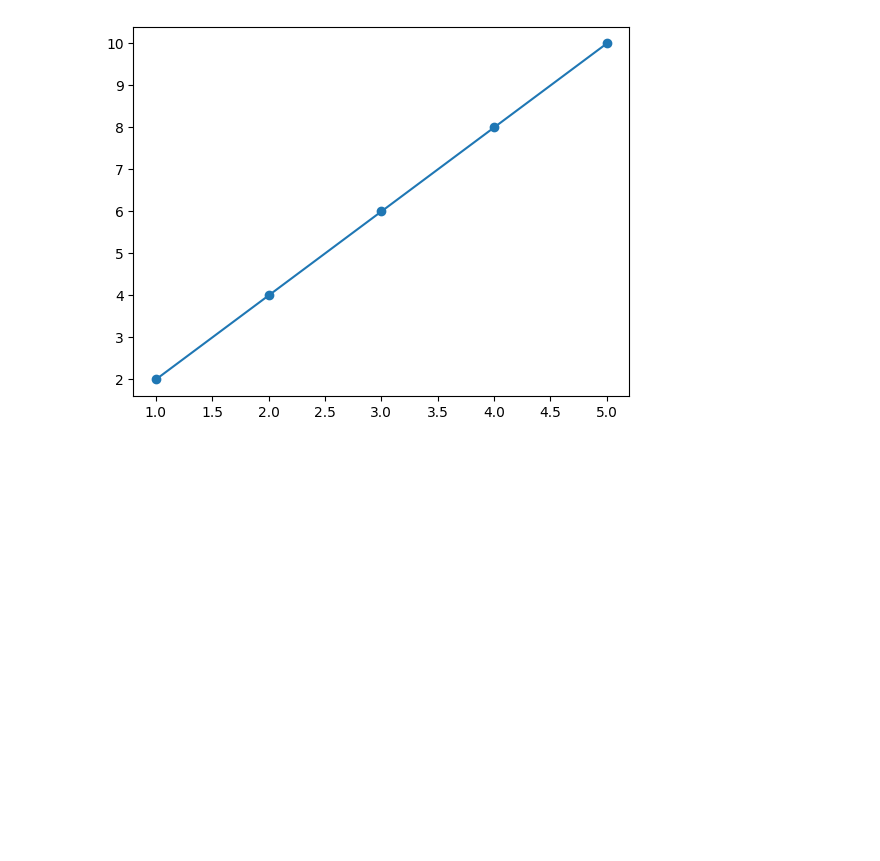
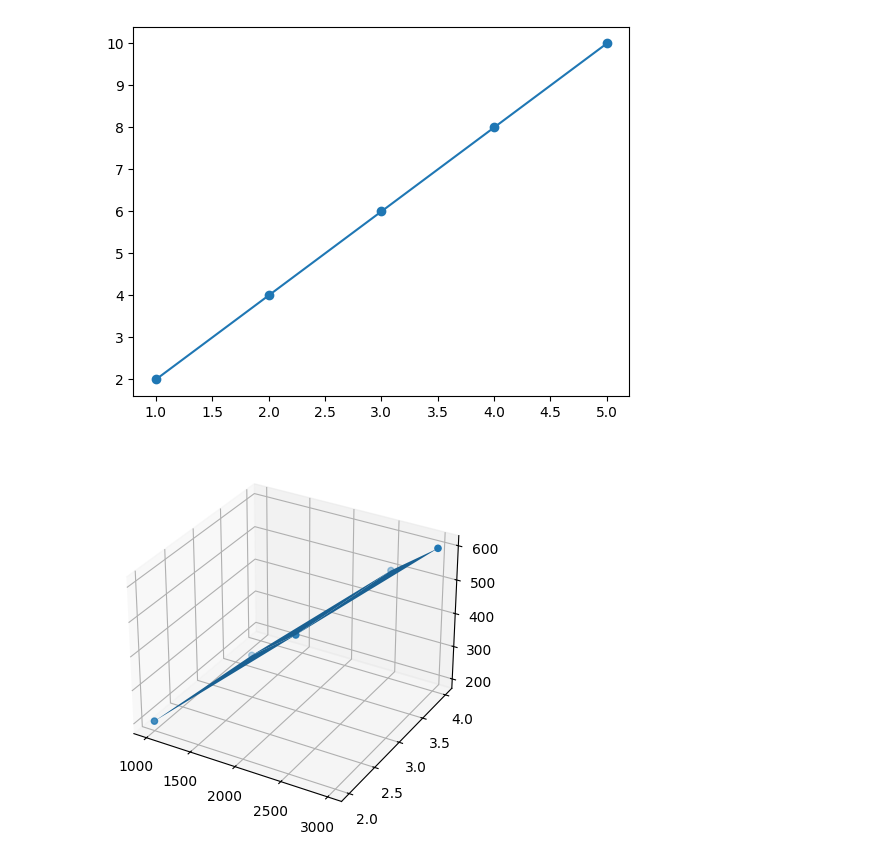
Before and after one commit to Saurav-T/pyside6-app-dev, a Jupyter notebook: day-15/scikit1.ipynb, the cells around one changed output. Drawn from its saved outputs; the diff is of its cells as text; code cells hidden in the pictures; blank space fills up the shorter version.

Commit message:
feat: add 3D plot of linear regression in scikit learn tutorial

```diff
--- a/day-15/scikit1.ipynb
+++ b/day-15/scikit1.ipynb
@@ -67,3 +67,32 @@ plt.plot(X, y_pred)        # predicted line
 plt.show()
 # %% [output]
 [figure]
+# %%
+X = np.array([
+    [1000, 2],
+    [1500, 3],
+    [2000, 3],
+    [2500, 4],
+    [3000, 4]
+])
+
+y = np.array([200, 300, 400, 500, 600])
+
+model = LinearRegression()
+model.fit(X, y)
+
+fig = plt.figure()
+ax = fig.add_subplot(111, projection='3d')
+
+ax.scatter(X[:,0], X[:,1], y)
+
+# plane prediction points
+x1 = X[:,0]
+x2 = X[:,1]
+y_pred = model.predict(X)
+
+ax.plot_trisurf(x1, x2, y_pred)
+
+plt.show()
+# %% [output]
+[figure, added]
```
